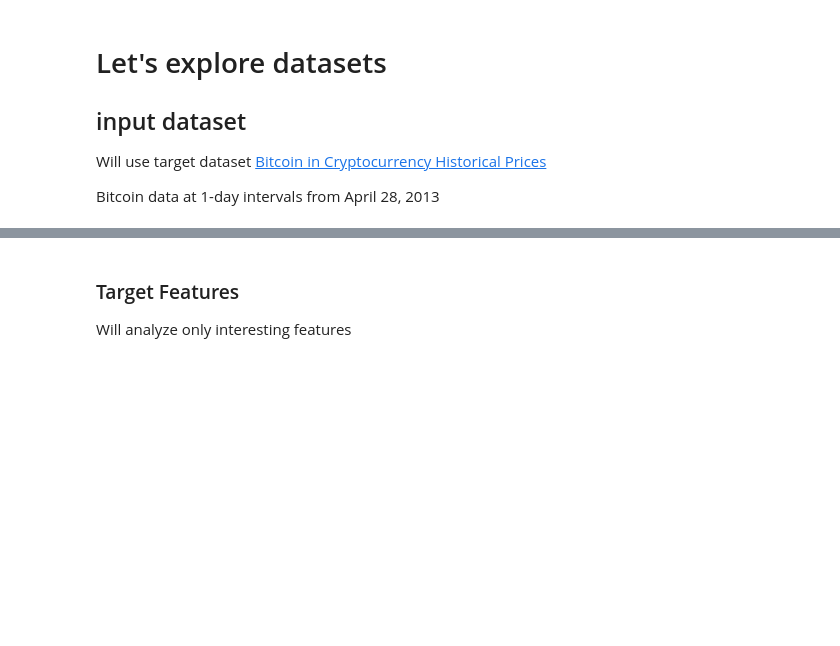
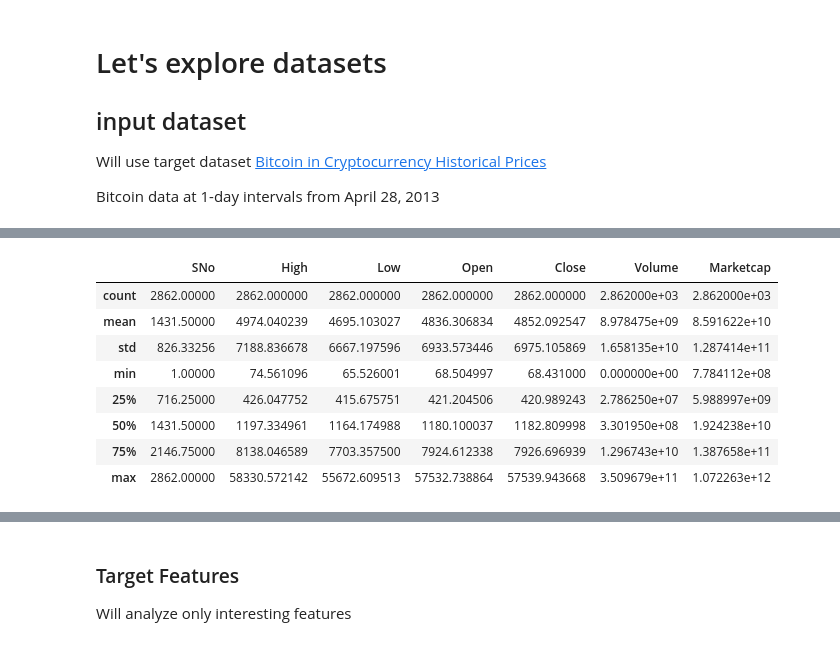
Before and after one commit to prophet-project/stock-price-forecasting, a Jupyter notebook: 1_Exploratory_Data_Analysis.ipynb, the cells around one changed output, grey strips where cells are left out. Saved outputs shown, nothing was run; the diff lists cells and outputs as text; code cells hidden in the pictures; blank space fills up the shorter version.

```diff
--- a/1_Exploratory_Data_Analysis.ipynb
+++ b/1_Exploratory_Data_Analysis.ipynb
@@ -46,0 +71,12 @@ input_dataset.head()
+# %%
+input_dataset.describe()
+# %% [output]
+|  | SNo | High | Low | Open | Close | Volume | Marketcap |
+| count | 2862.00000 | 2862.000000 | 2862.000000 | 2862.000000 | 2862.000000 | 2.862000e+03 | 2.862000e+03 |
+| mean | 1431.50000 | 4974.040239 | 4695.103027 | 4836.306834 | 4852.092547 | 8.978475e+09 | 8.591622e+10 |
+| std | 826.33256 | 7188.836678 | 6667.197596 | 6933.573446 | 6975.105869 | 1.658135e+10 | 1.287414e+11 |
+| min | 1.00000 | 74.561096 | 65.526001 | 68.504997 | 68.431000 | 0.000000e+00 | 7.784112e+08 |
+| 25% | 716.25000 | 426.047752 | 415.675751 | 421.204506 | 420.989243 | 2.786250e+07 | 5.988997e+09 |
+| 50% | 1431.50000 | 1197.334961 | 1164.174988 | 1180.100037 | 1182.809998 | 3.301950e+08 | 1.924238e+10 |
+| 75% | 2146.75000 | 8138.046589 | 7703.357500 | 7924.612338 | 7926.696939 | 1.296743e+10 | 1.387658e+11 |
+| max | 2862.00000 | 58330.572142 | 55672.609513 | 57532.738864 | 57539.943668 | 3.509679e+11 | 1.072263e+12 |
```
Also changed, not shown: parts of 5 cells of this notebook, 3 other files.
